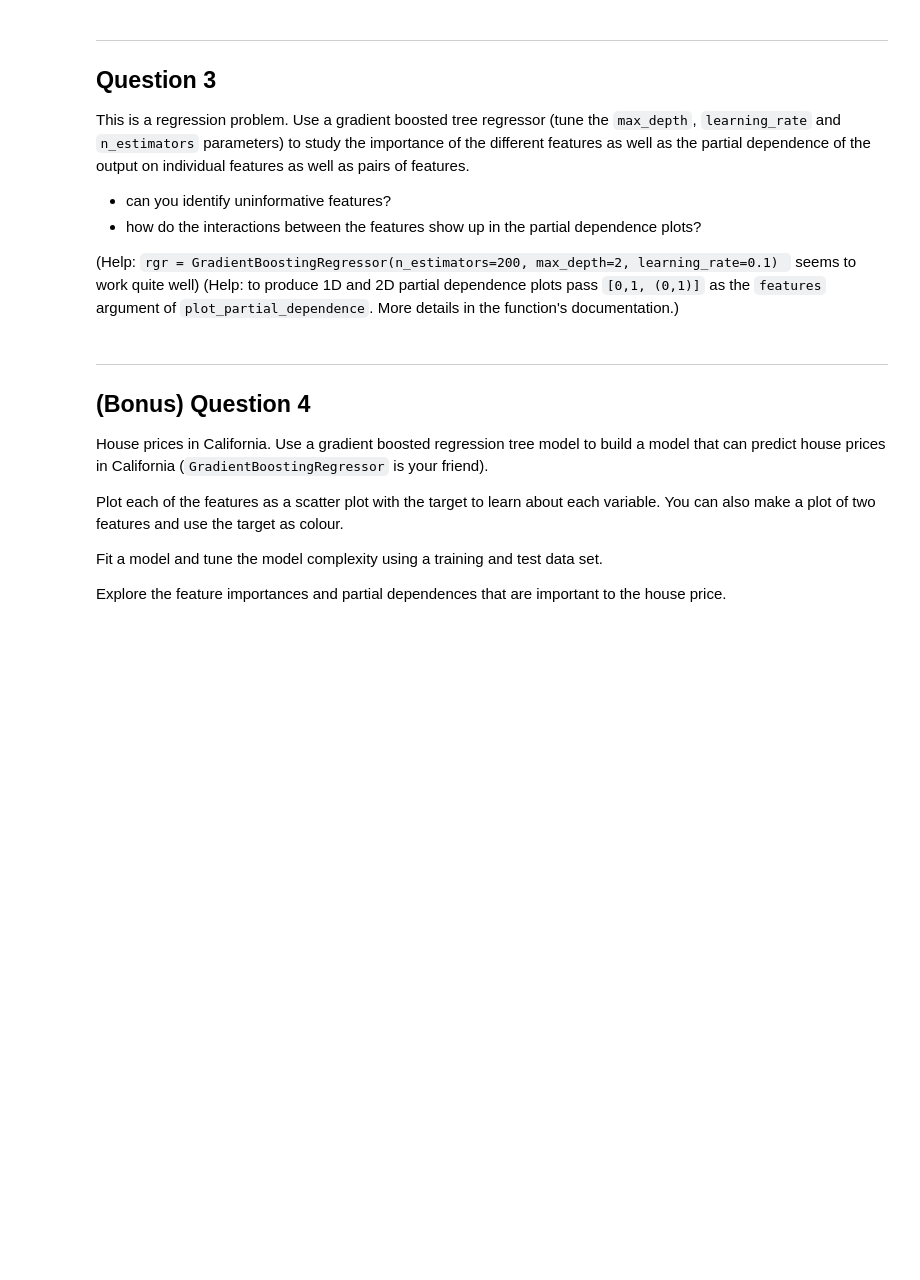
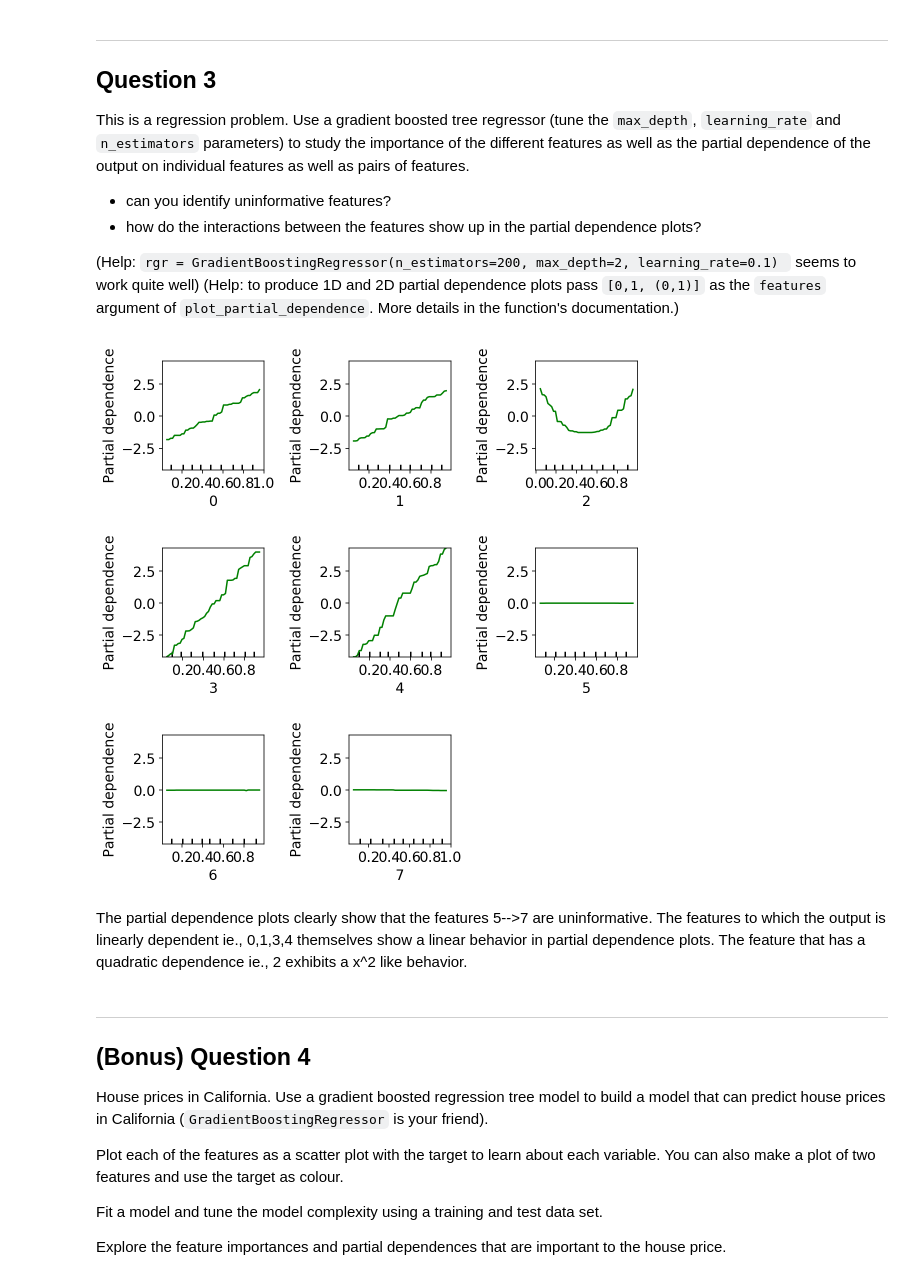
Before and after one commit to cemalper2/advanced_computing, a Jupyter notebook: 02-trees/exercise.ipynb, the cells around one changed output. Drawn from its saved outputs; the diff is of its cells as text; code cells hidden in the pictures; blank space fills up the shorter version.

```diff
--- a/02-trees/exercise.ipynb
+++ b/02-trees/exercise.ipynb
@@ -130,3 +283,21 @@ X,y = make_data()
+# %%
+# your solution
+from sklearn.ensemble import GradientBoostingRegressor
+from sklearn.ensemble.partial_dependence import plot_partial_dependence
+from sklearn.ensemble.partial_dependence import partial_dependence
+from sklearn.model_selection import train_test_split
+
+X_train, X_test, y_train, y_test = train_test_split(X, y, test_size=0.2, random_state=42)
+rgr = GradientBoostingRegressor(n_estimators=200, max_depth=2, learning_rate=0.1)
+rgr.fit(X_train,y_train)
+rgr.feature_importances_.argmax()
+fig, axs = plot_partial_dependence(rgr, X_train,list(range(0,8)), n_jobs=3, grid_resolution=50)
+plt.tight_layout()
+plt.show()
+# %% [output]
+[figure, added]
+# %% [markdown]
+The partial dependence plots clearly show that the features 5-->7 are uninformative. The features to which the output is linearly dependent ie., 0,1,3,4 themselves show a linear behavior in partial dependence plots. The feature that has a quadratic dependence ie., 2 exhibits a x^2 like behavior.
 # %% [markdown]
 ---
 
```
Also changed, not shown: parts of 20 cells of this notebook.
